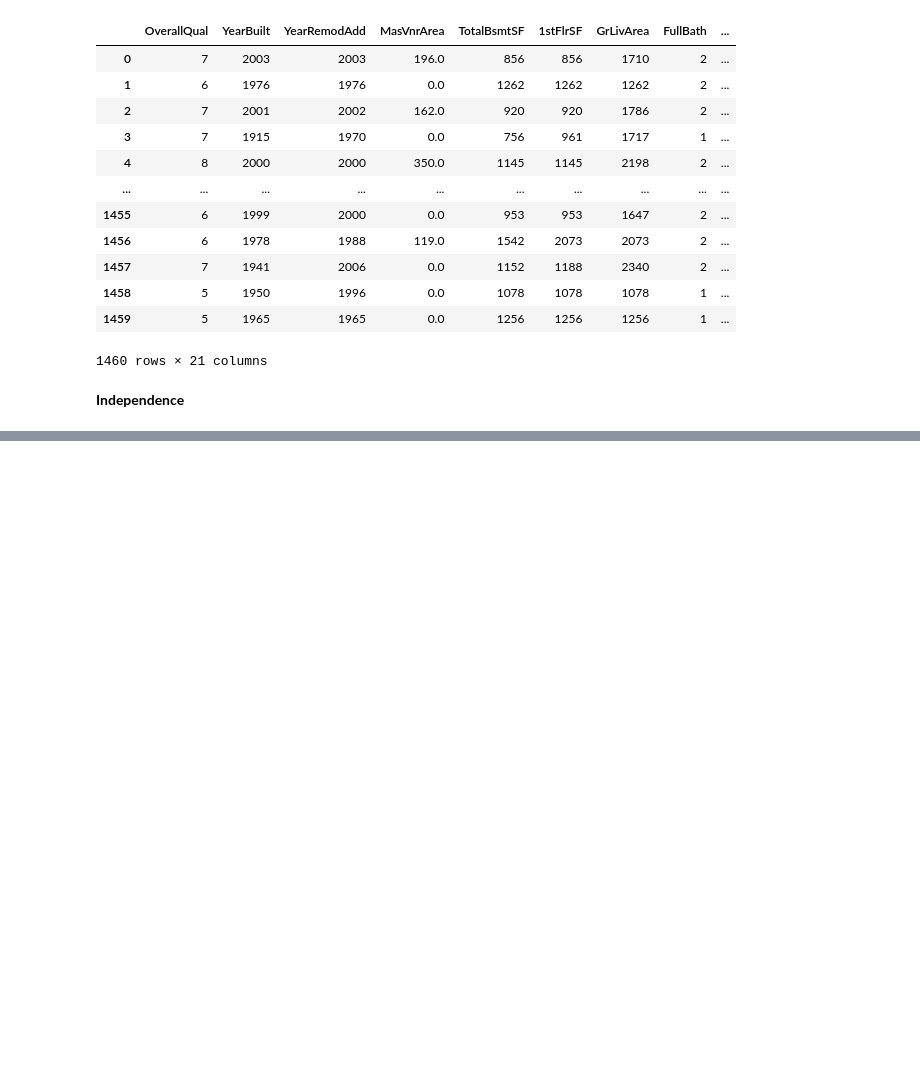
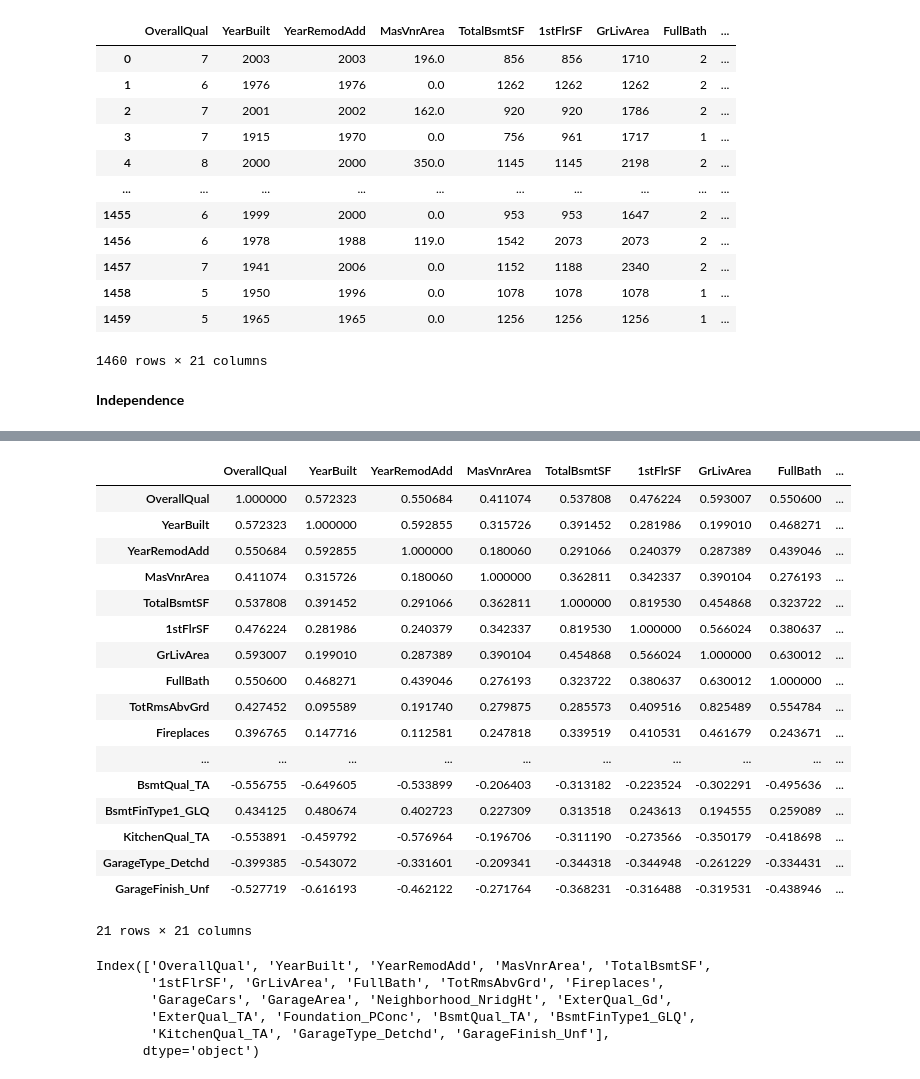
Before and after one commit to Mafube/House_Sale, a Jupyter notebook: Regression.ipynb, the cells around one changed output, grey strips where cells are left out. Drawn from its saved outputs; the diff is of its cells as text; code cells hidden in the pictures; blank space fills up the shorter version.

```diff
--- a/Regression.ipynb
+++ b/Regression.ipynb
@@ -179,0 +191,31 @@ y_target = df_encoded['SalePrice']
+# %%
+dependent_variables = correlation_matrix[(correlation_matrix < 0.4) | (correlation_matrix > -0.4)]
+dependent_variables
+# %% [output]
+|  | OverallQual | YearBuilt | YearRemodAdd | MasVnrArea | TotalBsmtSF | 1stFlrSF | GrLivArea | FullBath | ... |
+| OverallQual | 1.000000 | 0.572323 | 0.550684 | 0.411074 | 0.537808 | 0.476224 | 0.593007 | 0.550600 | ... |
+| YearBuilt | 0.572323 | 1.000000 | 0.592855 | 0.315726 | 0.391452 | 0.281986 | 0.199010 | 0.468271 | ... |
+| YearRemodAdd | 0.550684 | 0.592855 | 1.000000 | 0.180060 | 0.291066 | 0.240379 | 0.287389 | 0.439046 | ... |
+| MasVnrArea | 0.411074 | 0.315726 | 0.180060 | 1.000000 | 0.362811 | 0.342337 | 0.390104 | 0.276193 | ... |
+| TotalBsmtSF | 0.537808 | 0.391452 | 0.291066 | 0.362811 | 1.000000 | 0.819530 | 0.454868 | 0.323722 | ... |
+| 1stFlrSF | 0.476224 | 0.281986 | 0.240379 | 0.342337 | 0.819530 | 1.000000 | 0.566024 | 0.380637 | ... |
+| GrLivArea | 0.593007 | 0.199010 | 0.287389 | 0.390104 | 0.454868 | 0.566024 | 1.000000 | 0.630012 | ... |
+| FullBath | 0.550600 | 0.468271 | 0.439046 | 0.276193 | 0.323722 | 0.380637 | 0.630012 | 1.000000 | ... |
+| TotRmsAbvGrd | 0.427452 | 0.095589 | 0.191740 | 0.279875 | 0.285573 | 0.409516 | 0.825489 | 0.554784 | ... |
+| Fireplaces | 0.396765 | 0.147716 | 0.112581 | 0.247818 | 0.339519 | 0.410531 | 0.461679 | 0.243671 | ... |
+| ... | ... | ... | ... | ... | ... | ... | ... | ... | ... |
+| BsmtQual_TA | -0.556755 | -0.649605 | -0.533899 | -0.206403 | -0.313182 | -0.223524 | -0.302291 | -0.495636 | ... |
+| BsmtFinType1_GLQ | 0.434125 | 0.480674 | 0.402723 | 0.227309 | 0.313518 | 0.243613 | 0.194555 | 0.259089 | ... |
+| KitchenQual_TA | -0.553891 | -0.459792 | -0.576964 | -0.196706 | -0.311190 | -0.273566 | -0.350179 | -0.418698 | ... |
+| GarageType_Detchd | -0.399385 | -0.543072 | -0.331601 | -0.209341 | -0.344318 | -0.344948 | -0.261229 | -0.334431 | ... |
+| GarageFinish_Unf | -0.527719 | -0.616193 | -0.462122 | -0.271764 | -0.368231 | -0.316488 | -0.319531 | -0.438946 | ... |
+21 rows × 21 columns
+# %%
+dependent_variables.columns
+# %% [output]
+Index(['OverallQual', 'YearBuilt', 'YearRemodAdd', 'MasVnrArea', 'TotalBsmtSF',
+       '1stFlrSF', 'GrLivArea', 'FullBath', 'TotRmsAbvGrd', 'Fireplaces',
+       'GarageCars', 'GarageArea', 'Neighborhood_NridgHt', 'ExterQual_Gd',
+       'ExterQual_TA', 'Foundation_PConc', 'BsmtQual_TA', 'BsmtFinType1_GLQ',
+       'KitchenQual_TA', 'GarageType_Detchd', 'GarageFinish_Unf'],
+      dtype='object')
```
Also changed, not shown: parts of 8 cells of this notebook.
